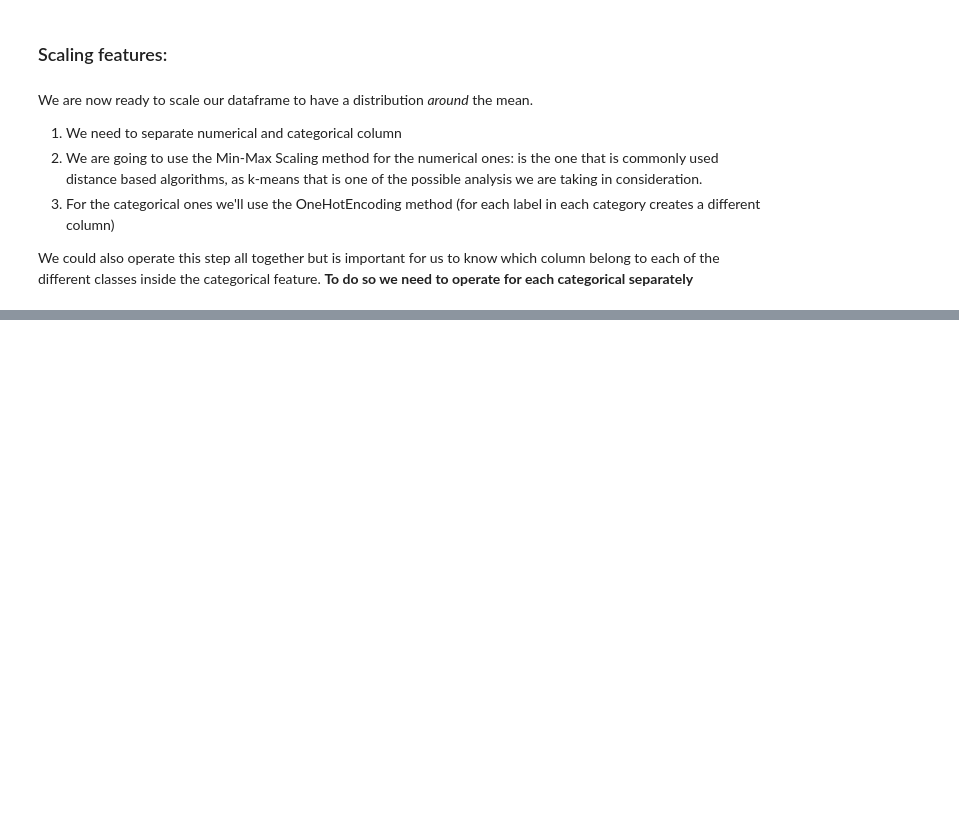
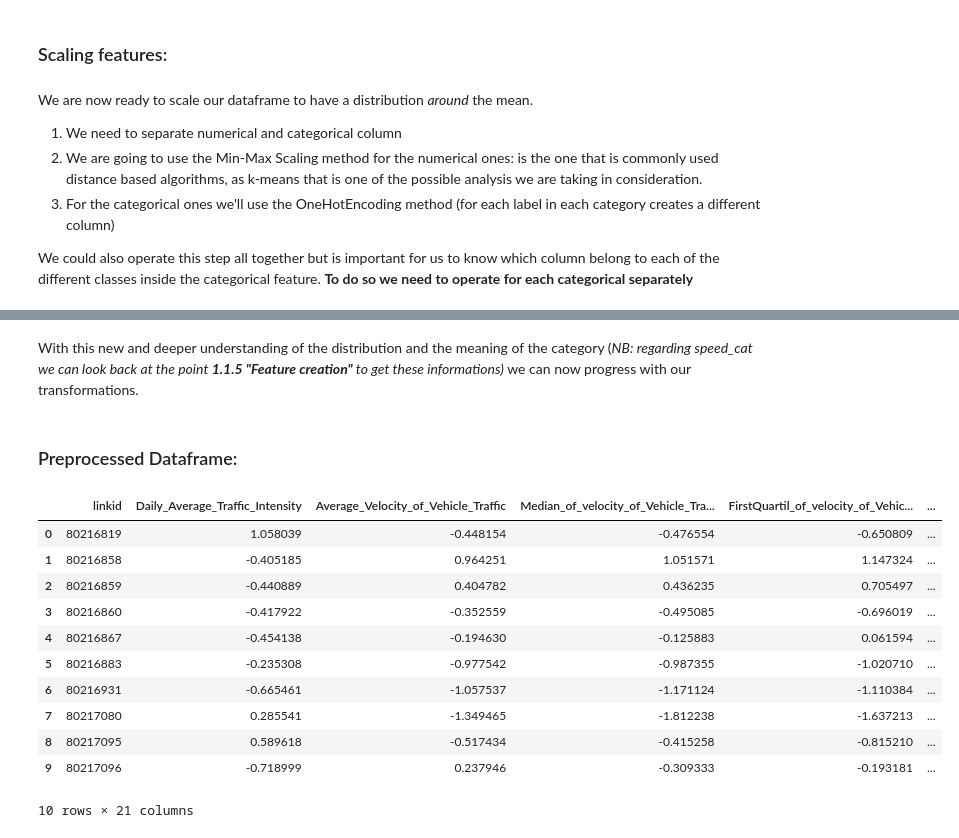
Before and after one commit to McNickSisto/world_data_league, a Jupyter notebook: stage_2/oc_cleanednotebook.ipynb, the cells around one changed output, grey strips where cells are left out. Cells and saved outputs as stored; diff of their text form; code cells hidden in the pictures; blank space fills up the shorter version.

Commit message:
all the notebook first dataframe

```diff
--- a/stage_2/oc_cleanednotebook.ipynb
+++ b/stage_2/oc_cleanednotebook.ipynb
@@ -243,7 +246,7 @@ We could also operate this step all together but is important for us to know whi
 **To do so we need to operate for each categorical separately**
 # %%
 def scaling_numerical(data):
-    numerical = data.columns.drop(columns=['geometry','linkid','Speed_Cat', 'Func_Class'])
+    numerical = data.columns.drop(['geometry','linkid','Speed_Cat', 'Func_Class'])
     scaler = StandardScaler()
     data_scaled = data.copy()
     for column in numerical:
@@ -253,0 +295,33 @@ data_scaled = scaling_numerical(data)
+# %% [markdown]
+With this new and deeper understanding of the distribution and the meaning of the category (*NB: regarding speed_cat we can look back at the point **1.1.5 "Feature creation"** to get these informations)* we can now progress with our transformations.
+# %%
+def scaling_categorical(data):
+    ohe = OneHotEncoder(sparse = False)
+    ohe.fit(data[['Func_Class']])
+    func_encoded = ohe.transform(data[['Func_Class']])
+    data["func_1"],data["func_2"],data['func_3'] = func_encoded.T
+    ohe = OneHotEncoder(sparse = False)
+    ohe.fit(data[['Speed_Cat']])
+    speed_encoded = ohe.transform(data[['Speed_Cat']])
+    data["speed_2"],data["speed_3"],data["speed_4"],\
+    data["speed_5"], data["speed_6"], data["speed_7"]= speed_encoded.T
+    return data
+# %%
+data_scaled = scaling_categorical(data_scaled)
+# %% [markdown]
+### Preprocessed Dataframe:
+# %%
+data_scaled.head(10)
+# %% [output]
+|  | linkid | Daily_Average_Traffic_Intensity | Average_Velocity_of_Vehicle_Traffic | Median_of_velocity_of_Vehicle_Tra... | FirstQuartil_of_velocity_of_Vehic... | ... |
+| 0 | 80216819 | 1.058039 | -0.448154 | -0.476554 | -0.650809 | ... |
+| 1 | 80216858 | -0.405185 | 0.964251 | 1.051571 | 1.147324 | ... |
+| 2 | 80216859 | -0.440889 | 0.404782 | 0.436235 | 0.705497 | ... |
+| 3 | 80216860 | -0.417922 | -0.352559 | -0.495085 | -0.696019 | ... |
+| 4 | 80216867 | -0.454138 | -0.194630 | -0.125883 | 0.061594 | ... |
+| 5 | 80216883 | -0.235308 | -0.977542 | -0.987355 | -1.020710 | ... |
+| 6 | 80216931 | -0.665461 | -1.057537 | -1.171124 | -1.110384 | ... |
+| 7 | 80217080 | 0.285541 | -1.349465 | -1.812238 | -1.637213 | ... |
+| 8 | 80217095 | 0.589618 | -0.517434 | -0.415258 | -0.815210 | ... |
+| 9 | 80217096 | -0.718999 | 0.237946 | -0.309333 | -0.193181 | ... |
+10 rows × 21 columns
```
Also changed, not shown: parts of 8 cells of this notebook, 1 other file.
